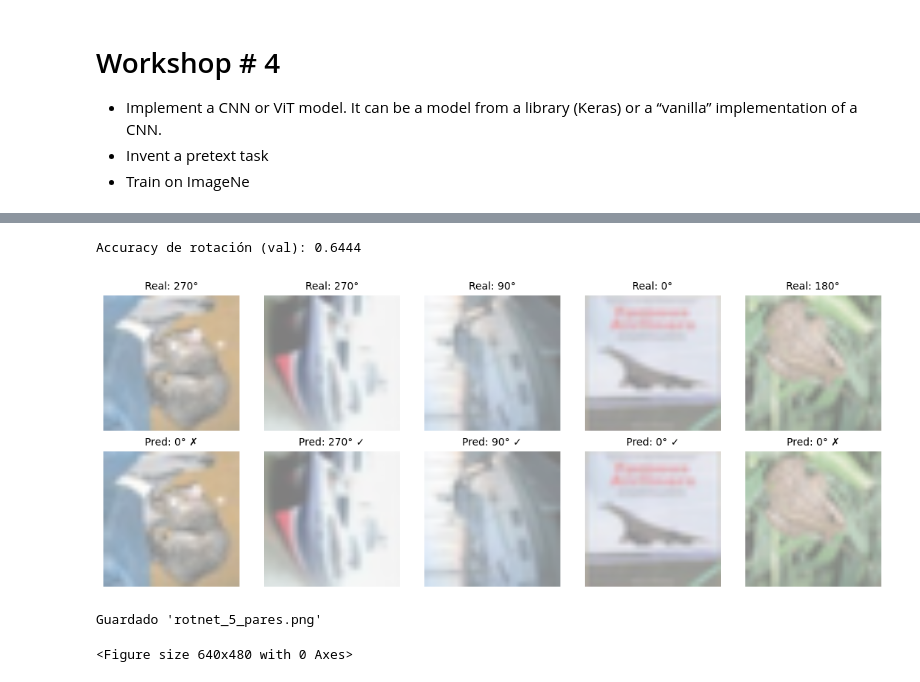
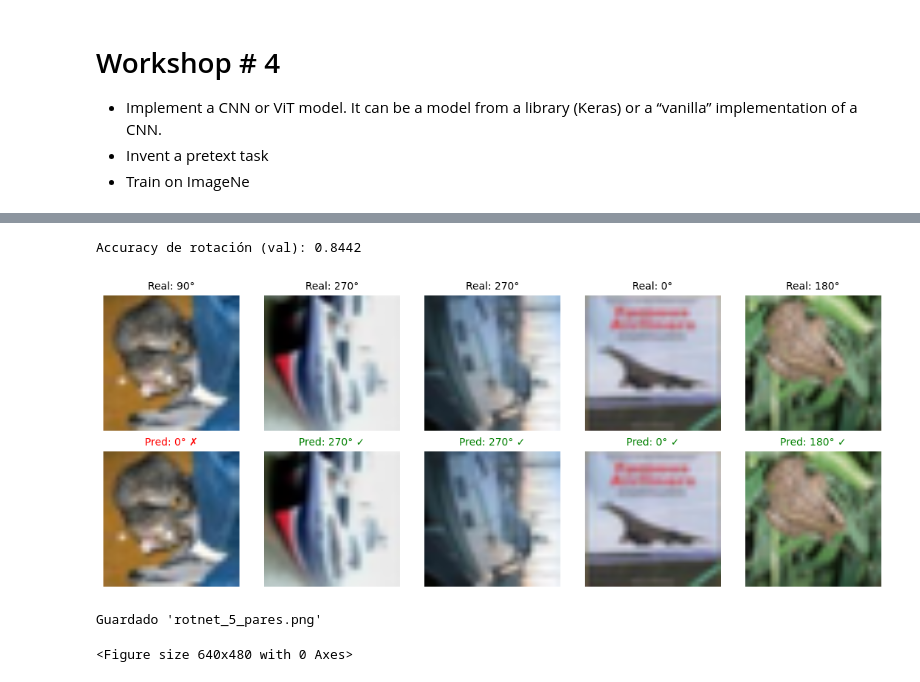
Before and after one commit to jessicasalazar/vision_computador, a Jupyter notebook: Taller_4.ipynb, the cells around one changed output, grey strips where cells are left out. Drawn from its saved outputs; the diff is of its cells as text; code cells hidden in the pictures.

```diff
--- a/Taller_4.ipynb
+++ b/Taller_4.ipynb
@@ -27,8 +33,24 @@ tf.random.set_seed(SEED)
 # %%
 # Preprocess
 def preprocess(x, y):
-    x = tf.cast(x, tf.float32) / 255.0
+    x = tf.cast(x, tf.float32)
+    # CIFAR-10 is already RGB (32x32x3), just resize and normalize
     x = tf.image.resize(x, (IMG_SIZE, IMG_SIZE))
+    # Normalize for MobileNetV2 (ImageNet preprocessing)
+    x = tf.keras.applications.mobilenet_v2.preprocess_input(x)
+    return x, y
+
+def preprocess_with_augmentation(x, y):
+    """Preprocesamiento con data augmentation para entrenamiento"""
+    x = tf.cast(x, tf.float32)
+    # Data Augmentation
+    x = tf.image.random_flip_left_right(x)
+    x = tf.image.random_brightness(x, max_delta=0.1)
+    x = tf.image.random_contrast(x, lower=0.9, upper=1.1)
+    x = tf.clip_by_value(x, 0, 255)
+    # Resize and normalize
+    x = tf.image.resize(x, (IMG_SIZE, IMG_SIZE))
+    x = tf.keras.applications.mobilenet_v2.preprocess_input(x)
     return x, y
 
 def add_rotnet_label(x, _):
@@ -51,6 +73,7 @@ ds_val = ds_val.batch(BATCH).prefetch(AUTOTUNE)
 # %%
 # Visualizations of images with label and rotation angle
 import matplotlib.pyplot as plt
+import numpy as np
 
 N = 16
 COLS = 8
@@ -61,9 +84,9 @@ for batch_imgs, batch_labels in ds_val.take(1):
     imgs = batch_imgs.numpy()
     labels = batch_labels.numpy()
 
-    # Our pipeline use preprocess_input of MobileNetV2
+    # Reverse MobileNetV2 preprocessing: [-1,1] -> [0,1]
     imgs = (imgs + 1.0) / 2.0
-    imgs = imgs.clip(0, 1)
+    imgs = np.clip(imgs, 0, 1)
 
     # We set up the grid.
     rows = (N + COLS - 1) // COLS
@@ -161,9 +282,10 @@ Epoch 6/6
 # %%
 # Evaluation
+model = tf.keras.models.load_model('best_rotnet_model.h5')
 val_loss, val_acc = model.evaluate(ds_val, verbose=0)
 print(f"Accuracy de rotación (val): {val_acc:.4f}")
 # %% [output]
-Accuracy de rotación (val): 0.6444
+Accuracy de rotación (val): 0.8442
 # %%
 # Show 5 pairs: (row 1) REAL label, (row 2) PREDICTED label.
 
@@ -183,36 +305,38 @@ for batch_imgs, batch_labels in ds_val.take(1):
 
     # Tensor to numpy
     imgs = imgs_tf.numpy()
+    # Reverse MobileNetV2 preprocessing: [-1,1] -> [0,1]
     imgs = (imgs + 1.0) / 2.0
-    imgs = imgs.clip(0, 1)
+    imgs = np.clip(imgs, 0, 1)
     reals = labels_tf.numpy().astype(int)
 
     # We prepare a figure with 2 rows (real/pred) and N columns (N pairs).
     plt.figure(figsize=(N * 2.2, 2 * 2.2))
 
     for i in range(N):
         plt.subplot(2, N, i + 1)
         plt.imshow(imgs[i])
         plt.title(f"Real: {DEG[int(reals[i])]}",
                   fontsize=10)
         plt.axis('off')
 
     # PREDICTED
     for i in range(N):
         plt.subplot(2, N, N + i + 1)
         plt.imshow(imgs[i])
         ok = (preds[i] == reals[i])
         suf = "✓" if ok else "✗"
-        plt.title(f"Pred: {DEG[int(preds[i])]} {suf}", fontsize=10)
+        color = 'green' if ok else 'red'
+        plt.title(f"Pred: {DEG[int(preds[i])]} {suf}", fontsize=10, color=color)
         plt.axis('off')
 
     plt.tight_layout()
     plt.show()
 
     # Save
     plt.savefig("rotnet_5_pares.png", dpi=150)
     print("Guardado 'rotnet_5_pares.png'")
 # %% [output]
-[figure, old version]
+[figure, new version]
 Guardado 'rotnet_5_pares.png'
 <Figure size 640x480 with 0 Axes>
```
Also changed, not shown: parts of 9 cells of this notebook.
